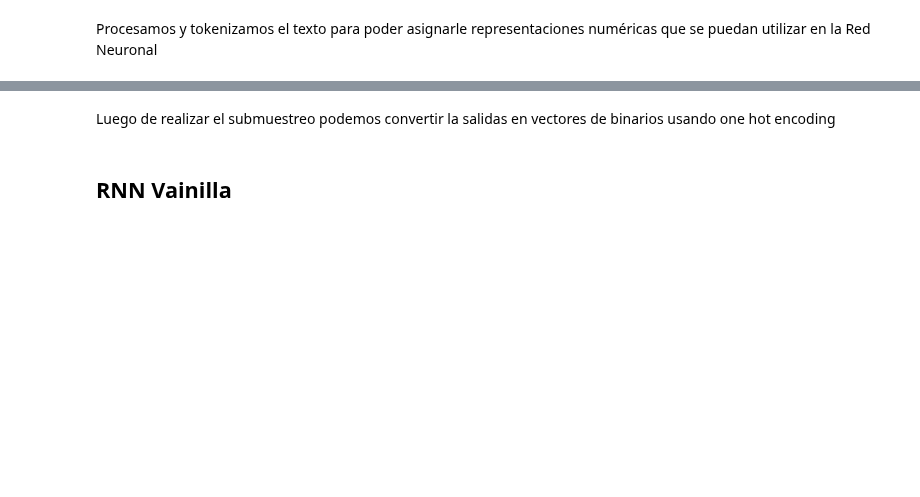
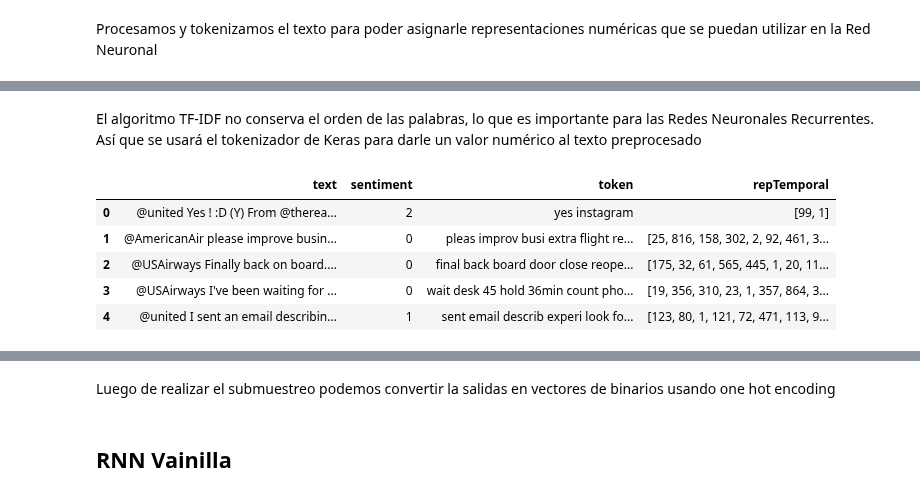
Before and after one commit to AngieJoya99/Proyecto-RN, a Jupyter notebook: Entrega2.ipynb, the cells around one changed output, grey strips where cells are left out. Drawn from its saved outputs; the diff is of its cells as text; code cells hidden in the pictures; blank space fills up the shorter version.

```diff
--- a/Entrega2.ipynb
+++ b/Entrega2.ipynb
@@ -223,0 +219,17 @@ graficaDistribucion(datasetBal,"sentiment",["Neutro", "Positivo", "Negativo"],"S
+# %% [markdown]
+El algoritmo TF-IDF no conserva el orden de las palabras, lo que es importante para las Redes Neuronales Recurrentes. Así que se usará el tokenizador de Keras para darle un valor numérico al texto preprocesado
+# %%
+#Tokenizar el texto preprocesado
+tokenizerKeras = Tokenizer(num_words=2000, oov_token="<OOV>")
+tokenizerKeras.fit_on_texts(datasetBal["token"])
+
+datasetBal["repTemporal"] = tokenizerKeras.texts_to_sequences(datasetBal["token"])
+
+datasetBal.head()
+# %% [output]
+|  | text | sentiment | token | repTemporal |
+| 0 | @united Yes ! :D (Y) From @therea... | 2 | yes instagram | [99, 1] |
+| 1 | @AmericanAir please improve busin... | 0 | pleas improv busi extra flight re... | [25, 816, 158, 302, 2, 92, 461, 3... |
+| 2 | @USAirways Finally back on board.... | 0 | final back board door close reope... | [175, 32, 61, 565, 445, 1, 20, 11... |
+| 3 | @USAirways I've been waiting for ... | 0 | wait desk 45 hold 36min count pho... | [19, 356, 310, 23, 1, 357, 864, 3... |
+| 4 | @united I sent an email describin... | 1 | sent email describ experi look fo... | [123, 80, 1, 121, 72, 471, 113, 9... |
```
Also changed, not shown: parts of 18 cells of this notebook.
